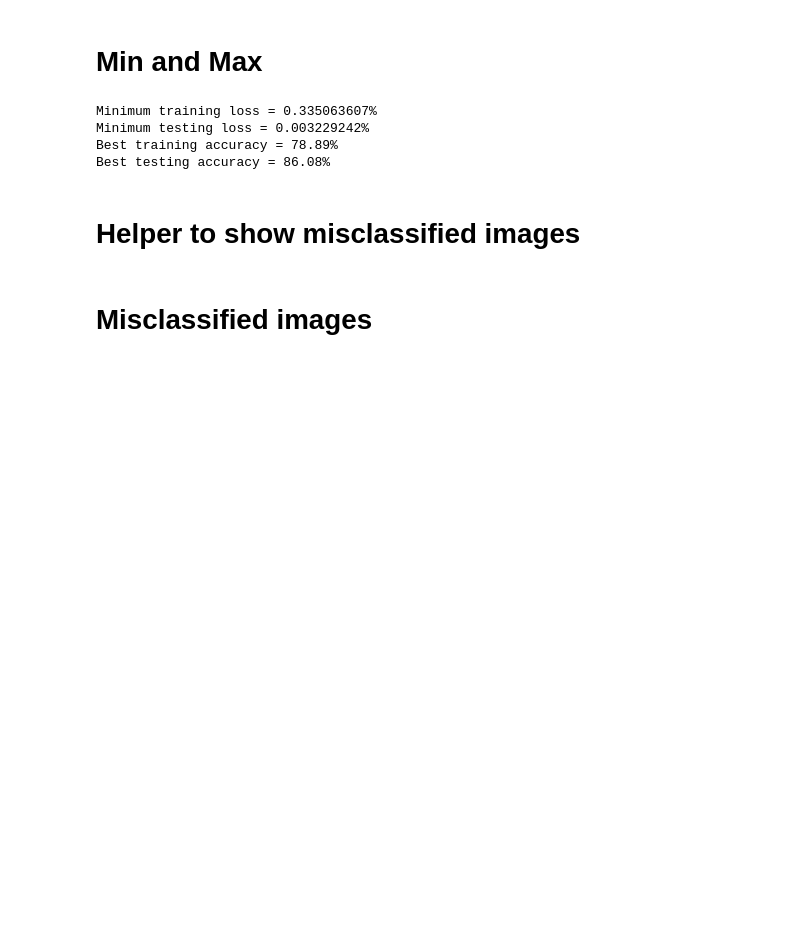
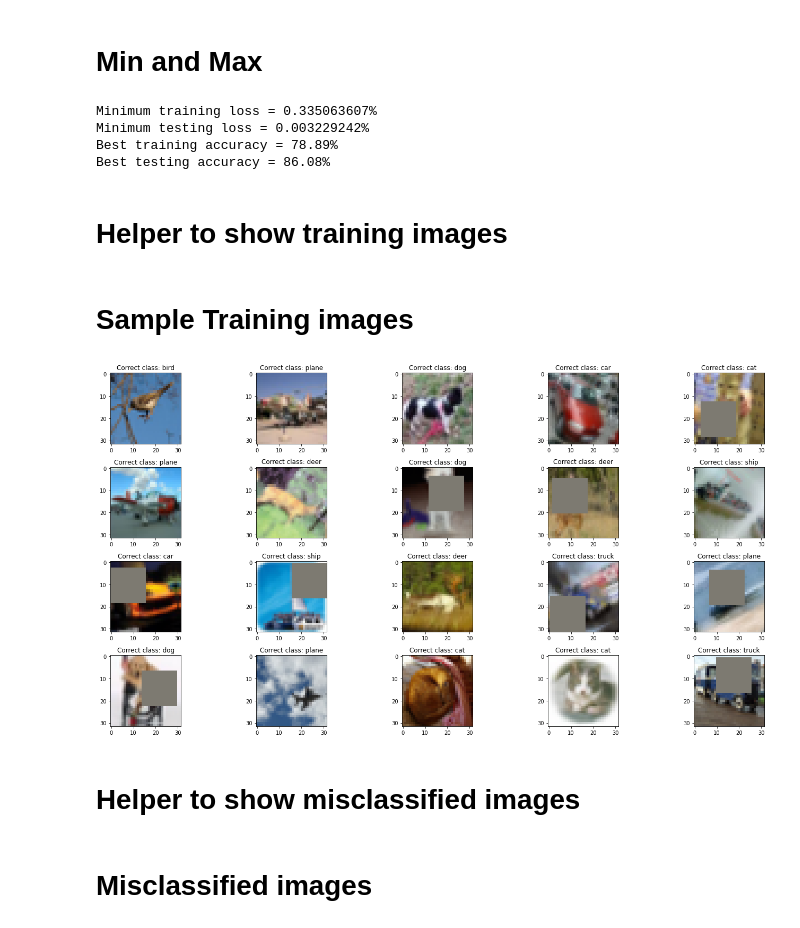
Before and after one commit to abhyuditjain/eva-8, a Jupyter notebook: session6/session6_assignment.ipynb, the cells around one changed output. Cells and saved outputs as stored; diff of their text form; code cells hidden in the pictures; blank space fills up the shorter version.

Commit message:
added images in notebook

```diff
--- a/session6/session6_assignment.ipynb
+++ b/session6/session6_assignment.ipynb
@@ -181,6 +203,55 @@ Minimum training loss = 0.335063607%
 Minimum testing loss = 0.003229242%
 Best training accuracy = 78.89%
 Best testing accuracy = 86.08%
+# %% [markdown]
+# **Helper to show training images**
+# %%
+%matplotlib inline
+import matplotlib.pyplot as plt
+import numpy as np
+
+def denormalize(img):
+    channel_means = (0.4914, 0.4822, 0.4465)
+    channel_stdevs = (0.2470, 0.2435, 0.2616)
+    img = img.astype(dtype=np.float32)
+
+    for i in range(img.shape[0]):
+        img[i] = (img[i] * channel_stdevs[i]) + channel_means[i]
+
+    return np.transpose(img, (1, 2, 0))
+
+def show_training_images(train_loader, count):
+    classes = (
+            "plane",
+            "car",
+            "bird",
+            "cat",
+            "deer",
+            "dog",
+            "frog",
+            "horse",
+            "ship",
+            "truck",
+    )
+
+    images, labels = next(iter(train_loader))
+    images = images[0:count]
+    labels = labels[0:count]
+
+    fig = plt.figure(figsize=(20, 10))
+    for i in range(count):
+        sub = fig.add_subplot(count/5, 5, i+1)
+        npimg = denormalize(images[i].cpu().numpy().squeeze())
+        plt.imshow(npimg, cmap="gray")
+        sub.set_title("Correct class: {}".format(classes[labels[i]]))
+    plt.tight_layout()
+    plt.show()
+# %% [markdown]
+# **Sample Training images**
+# %%
+show_training_images(train_loader, 20)
+# %% [output]
+[figure, added]
 # %% [markdown]
 # **Helper to show misclassified images**
 # %%
```
Also changed, not shown: parts of 3 cells of this notebook.
